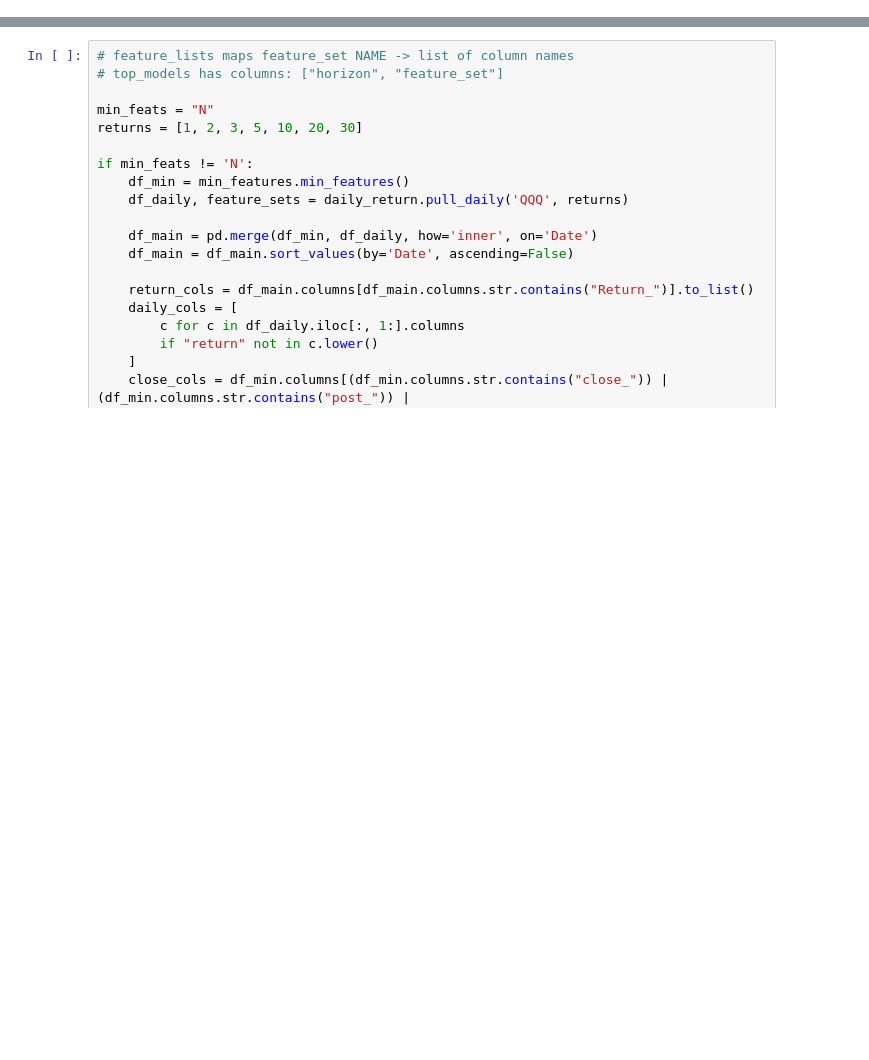
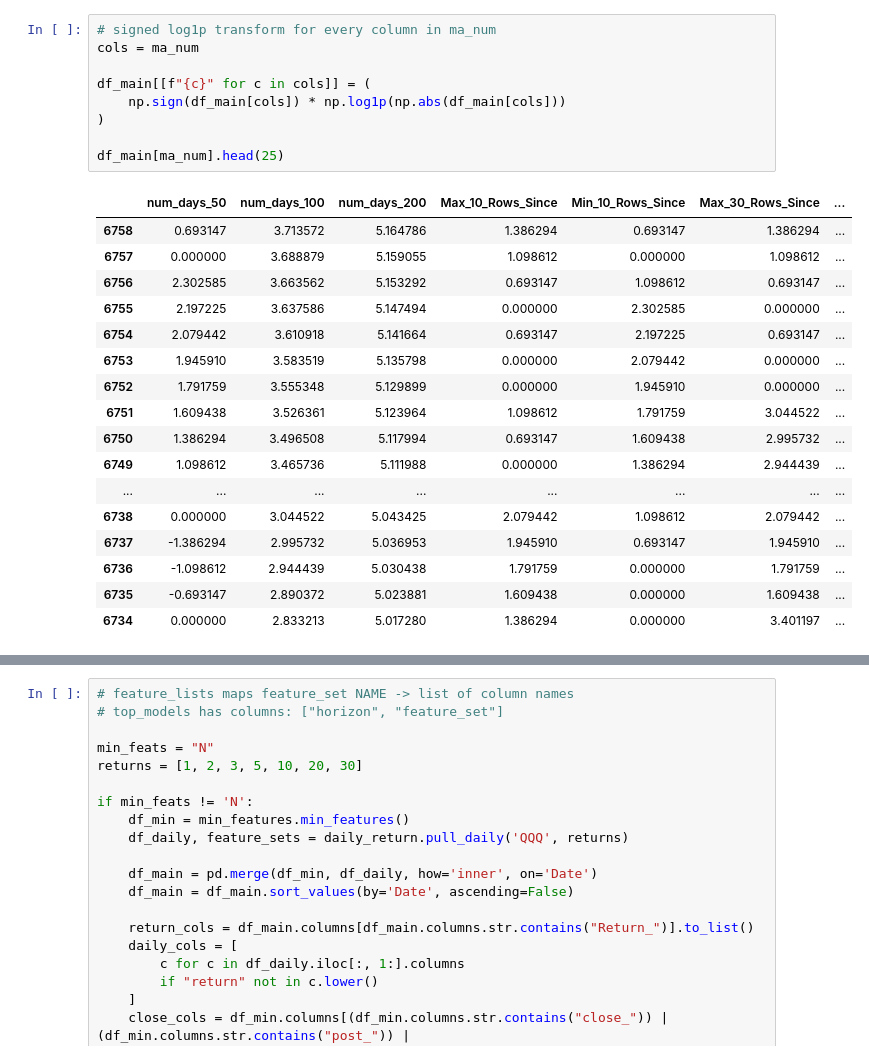
Before and after one commit to bchase17/Stocks, a Jupyter notebook: training.ipynb, the cells around one changed output, grey strips where cells are left out. Cells and saved outputs as stored; diff of their text form; blank space fills up the shorter version.

```diff
--- a/training.ipynb
+++ b/training.ipynb
@@ -60,6 +60,33 @@ top_models = pd.read_csv("top_performers2.csv")
 print(f'Available Feature Sets: {feature_sets.keys()}')
 # %% [output]
 Available Feature Sets: dict_keys(['ma', 'rsi', 'macd', 'volume', 'atr_adx', 'volatility', 'vix_skew', 'experimental_slope'])
+# %%
+# signed log1p transform for every column in ma_num
+cols = ma_num
+
+df_main[[f"{c}" for c in cols]] = (
+    np.sign(df_main[cols]) * np.log1p(np.abs(df_main[cols]))
+)
+
+df_main[ma_num].head(25)
+# %% [output]
+|  | num_days_50 | num_days_100 | num_days_200 | Max_10_Rows_Since | Min_10_Rows_Since | Max_30_Rows_Since | ... |
+| 6758 | 0.693147 | 3.713572 | 5.164786 | 1.386294 | 0.693147 | 1.386294 | ... |
+| 6757 | 0.000000 | 3.688879 | 5.159055 | 1.098612 | 0.000000 | 1.098612 | ... |
+| 6756 | 2.302585 | 3.663562 | 5.153292 | 0.693147 | 1.098612 | 0.693147 | ... |
+| 6755 | 2.197225 | 3.637586 | 5.147494 | 0.000000 | 2.302585 | 0.000000 | ... |
+| 6754 | 2.079442 | 3.610918 | 5.141664 | 0.693147 | 2.197225 | 0.693147 | ... |
+| 6753 | 1.945910 | 3.583519 | 5.135798 | 0.000000 | 2.079442 | 0.000000 | ... |
+| 6752 | 1.791759 | 3.555348 | 5.129899 | 0.000000 | 1.945910 | 0.000000 | ... |
+| 6751 | 1.609438 | 3.526361 | 5.123964 | 1.098612 | 1.791759 | 3.044522 | ... |
+| 6750 | 1.386294 | 3.496508 | 5.117994 | 0.693147 | 1.609438 | 2.995732 | ... |
+| 6749 | 1.098612 | 3.465736 | 5.111988 | 0.000000 | 1.386294 | 2.944439 | ... |
+| ... | ... | ... | ... | ... | ... | ... | ... |
+| 6738 | 0.000000 | 3.044522 | 5.043425 | 2.079442 | 1.098612 | 2.079442 | ... |
+| 6737 | -1.386294 | 2.995732 | 5.036953 | 1.945910 | 0.693147 | 1.945910 | ... |
+| 6736 | -1.098612 | 2.944439 | 5.030438 | 1.791759 | 0.000000 | 1.791759 | ... |
+| 6735 | -0.693147 | 2.890372 | 5.023881 | 1.609438 | 0.000000 | 1.609438 | ... |
+| 6734 | 0.000000 | 2.833213 | 5.017280 | 1.386294 | 0.000000 | 3.401197 | ... |
 # %%
 # -----------------------------
 # Feature Sets
```
Also changed, not shown: parts of 5 cells of this notebook, 1 other file.
